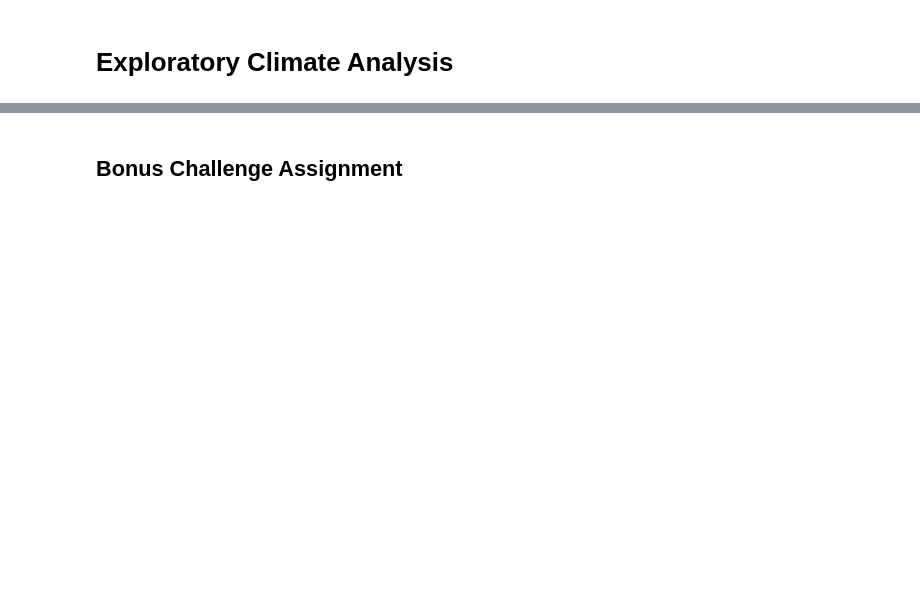
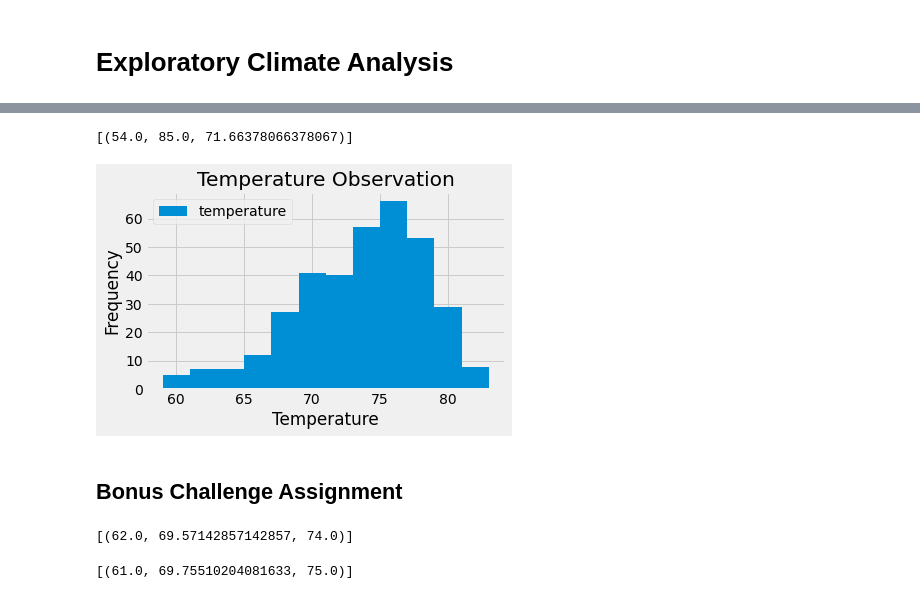
Before and after one commit to luciernaguz/sqlalchemy, a Jupyter notebook: climate_starter.ipynb, the cells around one changed output, grey strips where cells are left out. Cells and saved outputs as stored; diff of their text form; code cells hidden in the pictures; blank space fills up the shorter version.

```diff
--- a/climate_starter.ipynb
+++ b/climate_starter.ipynb
@@ -212,9 +146,38 @@ NameError: name 'a' is not defined
 # %%
 # Using the station id from the previous query, calculate the lowest temperature recorded,
 # highest temperature recorded, and average temperature of the most active station?
+#('USC00519281', 2772)
+the_most_active_station ='USC00519281'
+temperatures_records = session.query(func.min(measurement.tobs), func.max(measurement.tobs), func.avg(measurement.tobs)).\
+            filter(measurement.station == the_most_active_station).all()
+temperatures_records
+# %% [output]
+[(54.0, 85.0, 71.66378066378067)]
 # %%
 # Choose the station with the highest number of temperature observations.
 # Query the last 12 months of temperature observation data for this station and plot the results as a histogram
+# the_most_active_station ='USC00519281'
+observation_data_temp = session.query(measurement.date, measurement.tobs).filter(measurement.station ==the_most_active_station).\
+    filter(measurement.date>= '2016-08-23').all()
+observation_data_temp
+
+#DataFrame
+observation_data_temp_df = pd.DataFrame(observation_data_temp, columns=['date', 'temperature'])
+
+#Plot as a Histogram
+fig, ax = plt.subplots()
+observation_data_temp_df.plot.hist(bins = 12, ax=ax)
+#labels
+ax.set_xlabel("Temperature")
+ax.set_ylabel("Frequency")
+ax.set_title("Temperature Observation")
+#save figure
+plt.savefig("Images/Temperature_observation.png")
+#plot
+plt.tight_layout()
+plt.show()
+# %% [output]
+[figure, added]
 # %% [markdown]
 ## Bonus Challenge Assignment
 # %%
@@ -231,14 +194,22 @@ def calc_temps(start_date, end_date):
         TMIN, TAVE, and TMAX
     """
 
-    return session.query(func.min(Measurement.tobs), func.avg(Measurement.tobs), func.max(Measurement.tobs)).\
-        filter(Measurement.date >= start_date).filter(Measurement.date <= end_date).all()
+    return session.query(func.min(measurement.tobs), func.avg(measurement.tobs), func.max(measurement.tobs)).\
+        filter(measurement.date >= start_date).filter(measurement.date <= end_date).all()
 
 # function usage example
 print(calc_temps('2012-02-28', '2012-03-05'))
+# %% [output]
+[(62.0, 69.57142857142857, 74.0)]
 # %%
 # Use your previous function `calc_temps` to calculate the tmin, tavg, and tmax
 # for your trip using the previous year's data for those same dates.
+# using example dates
+temp_records_dates = calc_temps('2011-02-28','2011-03-05')
+temp_records_dates
+#TMIN, TAVE, and TMAX  ****check
+# %% [output]
+[(61.0, 69.75510204081633, 75.0)]
 # %%
 # Plot the results from your previous query as a bar chart.
 # Use "Trip Avg Temp" as your Title
```
Also changed, not shown: parts of 31 cells of this notebook, 9 other files.
